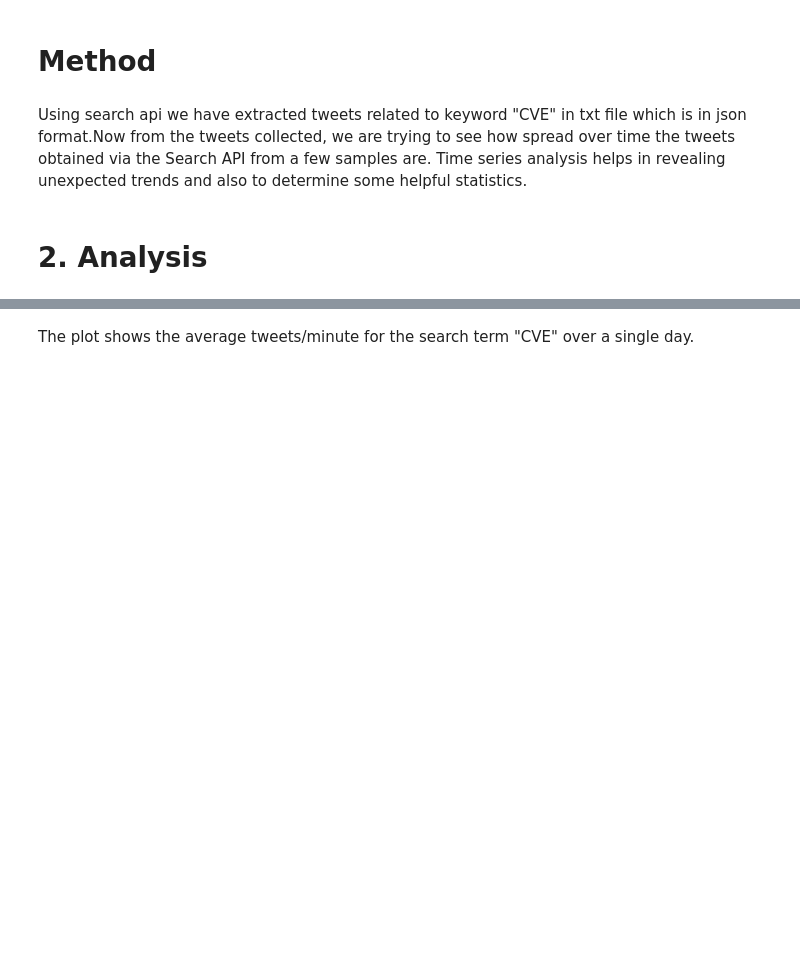
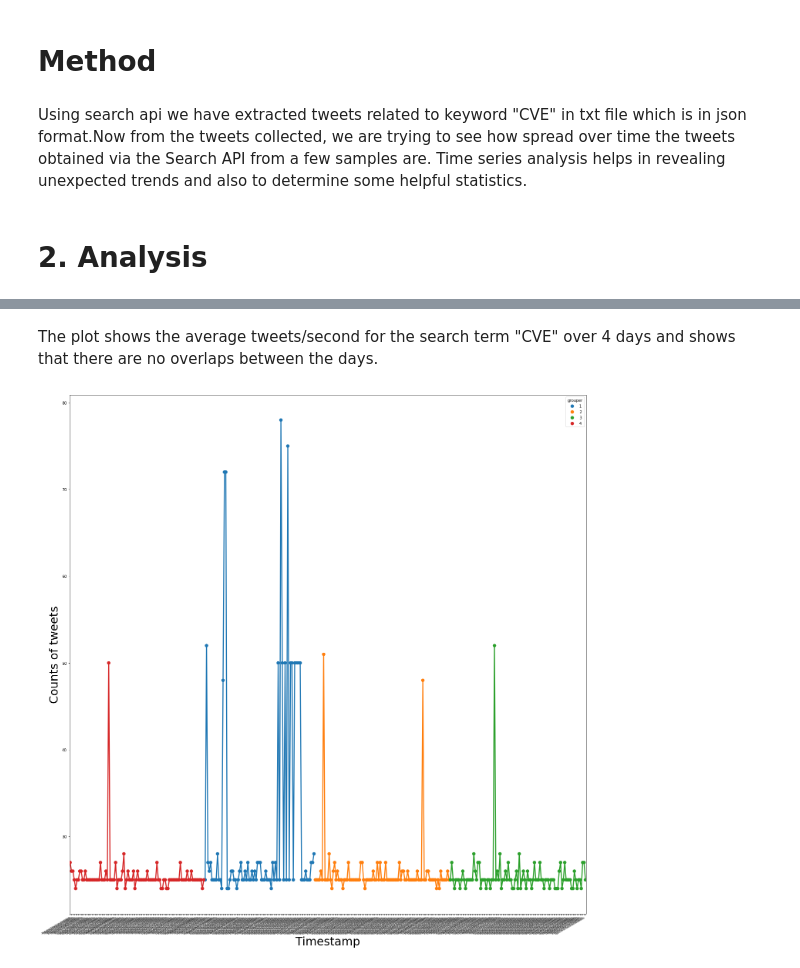
Before and after one commit to sailuh/perceive, a Jupyter notebook: Crawlers/Twitter/cve_twitter_analysis.ipynb, the cells around one changed output, grey strips where cells are left out. Cells and saved outputs as stored; diff of their text form; code cells hidden in the pictures; blank space fills up the shorter version.

Commit message:
#98-TimeSeries-Analysis-for-Tweets

```diff
--- a/Crawlers/Twitter/cve_twitter_analysis.ipynb
+++ b/Crawlers/Twitter/cve_twitter_analysis.ipynb
@@ -91,0 +73,3 @@ plt.show()
+# %%
+t.ts = pd.to_datetime(t.ts)
+u = t.groupby('ts', as_index=False).count()
@@ -91,0 +87,2 @@ plt.show()
+# %%
+v = u.merge(t, on = 'ts')
@@ -91,0 +98,6 @@ plt.show()
+# %%
+v.columns = ["ts", "counts", "grouper"]
+# %%
+v.grouper = np.where(v.grouper == "tweet_3_29_2018/", 1,
+                     np.where(v.grouper == "tweet_3_30_2018/", 2,
+                             np.where(v.grouper == "tweet_4_1_2018/", 3, 4)) )
@@ -92,2 +116,16 @@ plt.show()
 # %% [markdown]
-The plot shows the average tweets/minute for the search term "CVE" over a single day.
+The plot shows the average tweets/second for the search term "CVE" over 4 days and shows that there are no overlaps between the days.
+# %%
+v['time_minute'] = v.ts.dt.minute
+import seaborn as sns
+plt.figure(figsize=(20,20))
+x = [v.ts + datetime.timedelta(hours=i) for i in range(12)]
+ax=sns.pointplot(x="ts", y = "counts", data = v, hue = "grouper")
+ax.set_xticklabels(ax.get_xticklabels(), rotation=90, ha="right",fontsize=5)
+plt.gcf().autofmt_xdate()
+plt.tight_layout()
+plt.xlabel("Timestamp",fontsize=30)
+plt.ylabel("Counts of tweets",fontsize=30)
+plt.show()
+# %% [output]
+[figure, added]
```
Also changed, not shown: parts of 16 cells of this notebook.
